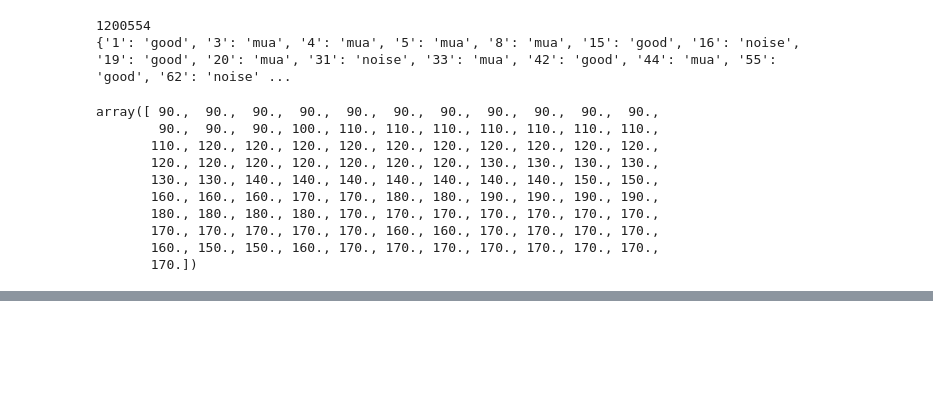
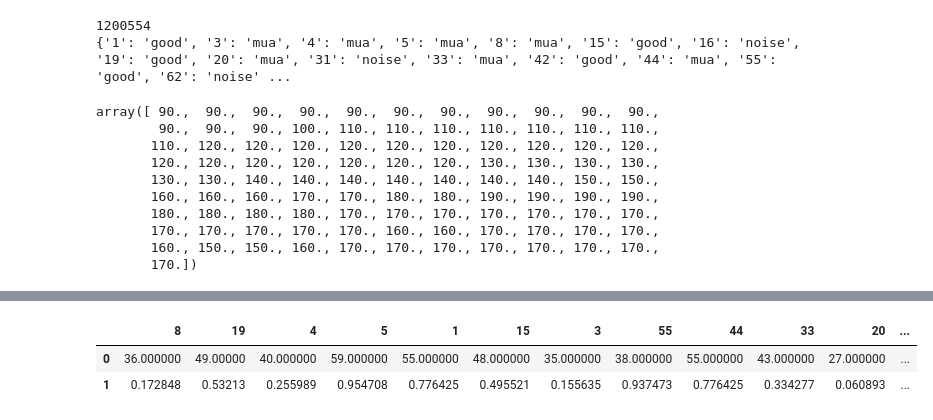
Before and after one commit to tomHep10/diff_fam_social_memory_ephys, a Jupyter notebook: working_spikeanaylsis.ipynb, the cells around one changed output, grey strips where cells are left out. Saved outputs shown, nothing was run; the diff lists cells and outputs as text; code cells hidden in the pictures; blank space fills up the shorter version.

```diff
--- a/working_spikeanaylsis.ipynb
+++ b/working_spikeanaylsis.ipynb
@@ -379,3 +419,9 @@ array([[ 606700.,  610767.],
+# %%
+wilcoxon_df
+# %% [output]
+|  | 8 | 19 | 4 | 5 | 1 | 15 | 3 | 55 | 44 | 33 | 20 | ... |
+| 0 | 36.000000 | 49.00000 | 40.000000 | 59.000000 | 55.000000 | 48.000000 | 35.000000 | 38.000000 | 55.000000 | 43.000000 | 27.000000 | ... |
+| 1 | 0.172848 | 0.53213 | 0.255989 | 0.954708 | 0.776425 | 0.495521 | 0.155635 | 0.937473 | 0.776425 | 0.334277 | 0.060893 | ... |
 # %%
 unit_sniffing_rates_prewindow = {}
 for unit in unit_dict:
```
Also changed, not shown: parts of 11 cells of this notebook.
